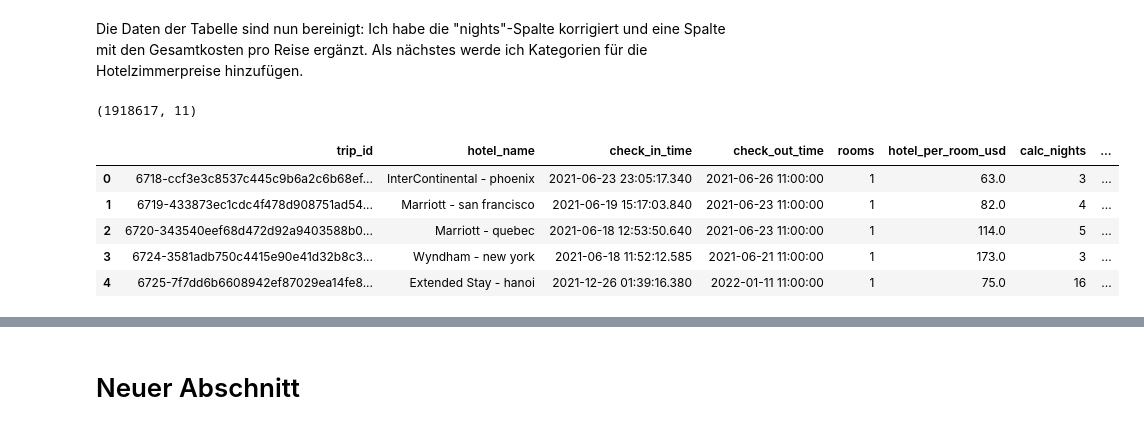
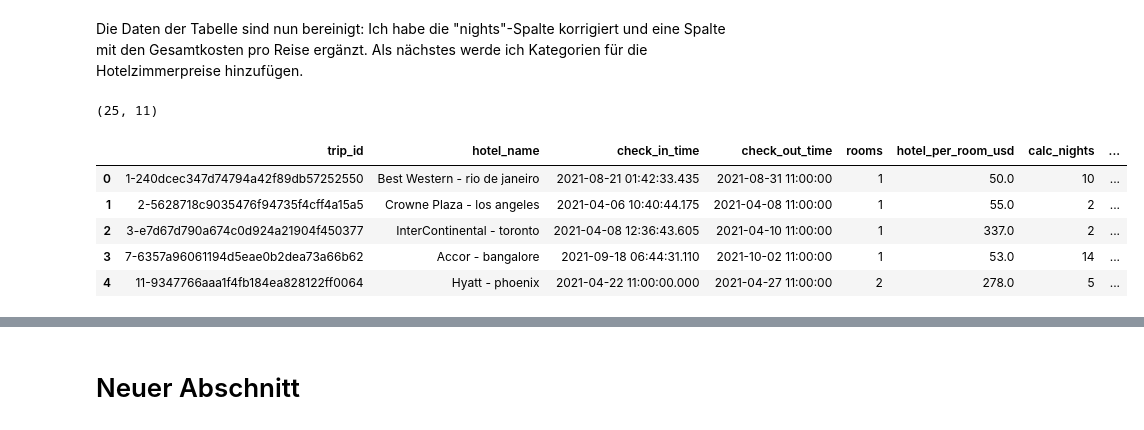
Before and after one commit to Buenyamin-Kekec/retail_demand_analysis, a Jupyter notebook: TravelTide_Mastery_Project_kb.ipynb, the cells around one changed output, grey strips where cells are left out. Saved outputs shown, nothing was run; the diff lists cells and outputs as text; code cells hidden in the pictures.

```diff
--- a/TravelTide_Mastery_Project_kb.ipynb
+++ b/TravelTide_Mastery_Project_kb.ipynb
@@ -216,37 +218,39 @@ percentiles AS (
     SELECT
         percentile_cont(0.10) WITHIN GROUP (ORDER BY hotel_per_room_usd) AS perc_10,
         percentile_cont(0.34) WITHIN GROUP (ORDER BY hotel_per_room_usd) AS perc_34,
         percentile_cont(0.66) WITHIN GROUP (ORDER BY hotel_per_room_usd) AS perc_66,
         percentile_cont(0.90) WITHIN GROUP (ORDER BY hotel_per_room_usd) AS perc_90
     FROM hotel_costs
 ),
 
 room_categories AS (
     SELECT
         hc.*,
         CASE
             WHEN hc.hotel_per_room_usd < p.perc_10 THEN 'Budget'
             WHEN hc.hotel_per_room_usd < p.perc_34 THEN 'Economy'
             WHEN hc.hotel_per_room_usd < p.perc_66 THEN 'Mid-range'
             WHEN hc.hotel_per_room_usd < p.perc_90 THEN 'Premium'
             ELSE 'Luxury'
         END AS hotel_price_category
     FROM hotel_costs hc
     CROSS JOIN percentiles p
 )
 
 SELECT *
-FROM room_categories;
+FROM room_categories
+LIMIT 25
+;
 """
 
 df_hotels = pd.read_sql(sa.text(query_hotels_final), engine)
 print(df_hotels.shape)
 df_hotels.head()
 # %% [output]
-(1918617, 11)
+(25, 11)
 |  | trip_id | hotel_name | check_in_time | check_out_time | rooms | hotel_per_room_usd | calc_nights | ... |
-| 0 | 6718-ccf3e3c8537c445c9b6a2c6b68ef... | InterContinental - phoenix | 2021-06-23 23:05:17.340 | 2021-06-26 11:00:00 | 1 | 63.0 | 3 | ... |
-| 1 | 6719-433873ec1cdc4f478d908751ad54... | Marriott - san francisco | 2021-06-19 15:17:03.840 | 2021-06-23 11:00:00 | 1 | 82.0 | 4 | ... |
-| 2 | 6720-343540eef68d472d92a9403588b0... | Marriott - quebec | 2021-06-18 12:53:50.640 | 2021-06-23 11:00:00 | 1 | 114.0 | 5 | ... |
-| 3 | 6724-3581adb750c4415e90e41d32b8c3... | Wyndham - new york | 2021-06-18 11:52:12.585 | 2021-06-21 11:00:00 | 1 | 173.0 | 3 | ... |
-| 4 | 6725-7f7dd6b6608942ef87029ea14fe8... | Extended Stay - hanoi | 2021-12-26 01:39:16.380 | 2022-01-11 11:00:00 | 1 | 75.0 | 16 | ... |
+| 0 | 1-240dcec347d74794a42f89db57252550 | Best Western - rio de janeiro | 2021-08-21 01:42:33.435 | 2021-08-31 11:00:00 | 1 | 50.0 | 10 | ... |
+| 1 | 2-5628718c9035476f94735f4cff4a15a5 | Crowne Plaza - los angeles | 2021-04-06 10:40:44.175 | 2021-04-08 11:00:00 | 1 | 55.0 | 2 | ... |
+| 2 | 3-e7d67d790a674c0d924a21904f450377 | InterContinental - toronto | 2021-04-08 12:36:43.605 | 2021-04-10 11:00:00 | 1 | 337.0 | 2 | ... |
+| 3 | 7-6357a96061194d5eae0b2dea73a66b62 | Accor - bangalore | 2021-09-18 06:44:31.110 | 2021-10-02 11:00:00 | 1 | 53.0 | 14 | ... |
+| 4 | 11-9347766aaa1f4fb184ea828122ff0064 | Hyatt - phoenix | 2021-04-22 11:00:00.000 | 2021-04-27 11:00:00 | 2 | 278.0 | 5 | ... |
```
Also changed, not shown: parts of 19 cells of this notebook.
